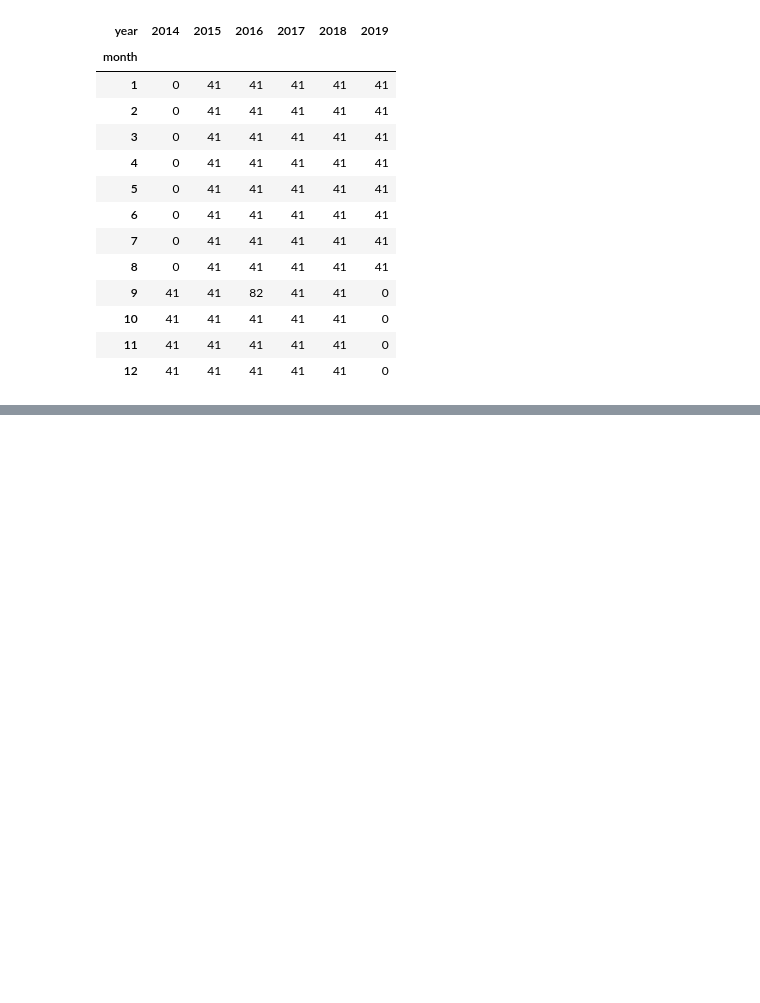
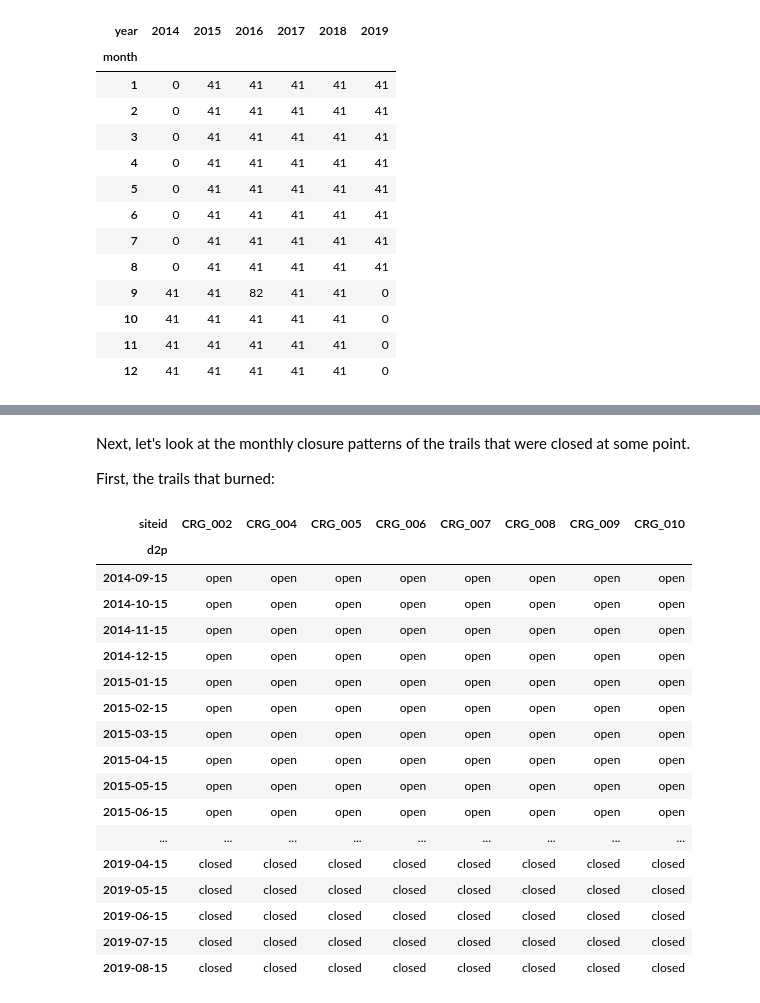
Before and after one commit to efpelletier/sparksandrec, a Jupyter notebook: data_exploration.ipynb, the cells around one changed output, grey strips where cells are left out. Saved outputs shown, nothing was run; the diff lists cells and outputs as text; code cells hidden in the pictures; blank space fills up the shorter version.

Commit message:
add data exploration

```diff
--- a/data_exploration.ipynb
+++ b/data_exploration.ipynb
@@ -128,0 +275,31 @@ pd.crosstab(v['month'], v['year'])
+# %% [markdown]
+Next, let's look at the monthly closure patterns of the trails that were closed at some point.
+
+First, the trails that burned:
+# %%
+closed = v[(v['closed_ever']=="yes") & (v['burned']=="yes")][['siteid', 'd2p', 'closed_month']]
+closed = closed.pivot(index='d2p', columns='siteid', values='closed_month')
+
+# Puts the scrollbar next to the DataFrame
+display(HTML("<div style='height: 300px; overflow: auto; width: 800px'>" +
+             closed.to_html() +
+             "</div>"))
+# %% [output]
+| siteid | CRG_002 | CRG_004 | CRG_005 | CRG_006 | CRG_007 | CRG_008 | CRG_009 | CRG_010 |
+| d2p |  |  |  |  |  |  |  |  |
+| 2014-09-15 | open | open | open | open | open | open | open | open |
+| 2014-10-15 | open | open | open | open | open | open | open | open |
+| 2014-11-15 | open | open | open | open | open | open | open | open |
+| 2014-12-15 | open | open | open | open | open | open | open | open |
+| 2015-01-15 | open | open | open | open | open | open | open | open |
+| 2015-02-15 | open | open | open | open | open | open | open | open |
+| 2015-03-15 | open | open | open | open | open | open | open | open |
+| 2015-04-15 | open | open | open | open | open | open | open | open |
+| 2015-05-15 | open | open | open | open | open | open | open | open |
+| 2015-06-15 | open | open | open | open | open | open | open | open |
+| ... | ... | ... | ... | ... | ... | ... | ... | ... |
+| 2019-04-15 | closed | closed | closed | closed | closed | closed | closed | closed |
+| 2019-05-15 | closed | closed | closed | closed | closed | closed | closed | closed |
+| 2019-06-15 | closed | closed | closed | closed | closed | closed | closed | closed |
+| 2019-07-15 | closed | closed | closed | closed | closed | closed | closed | closed |
+| 2019-08-15 | closed | closed | closed | closed | closed | closed | closed | closed |
```
Also changed, not shown: parts of 42 cells of this notebook.
